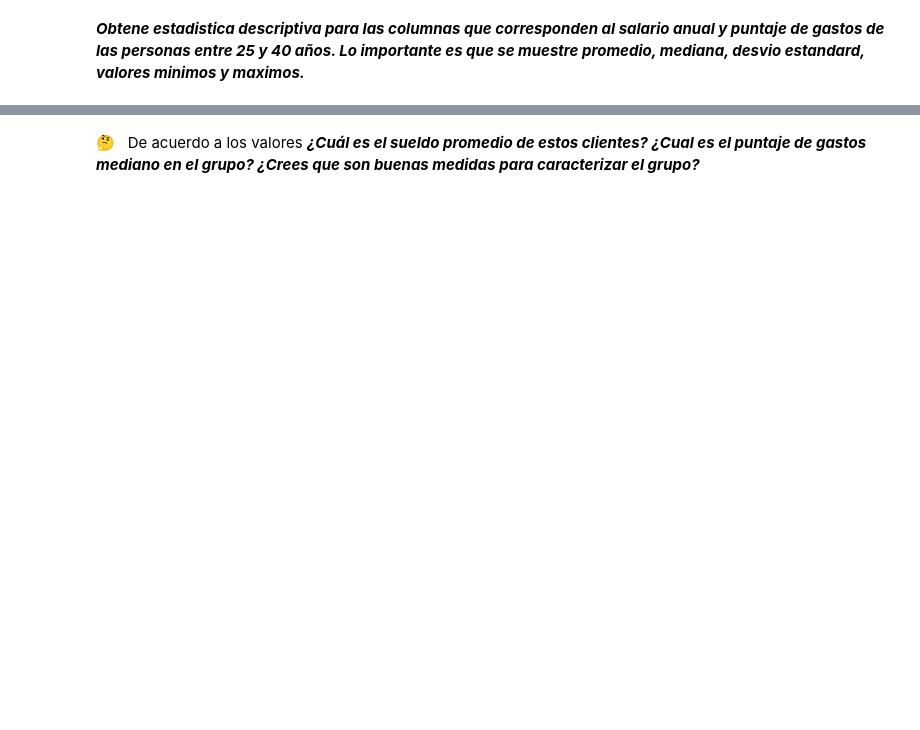
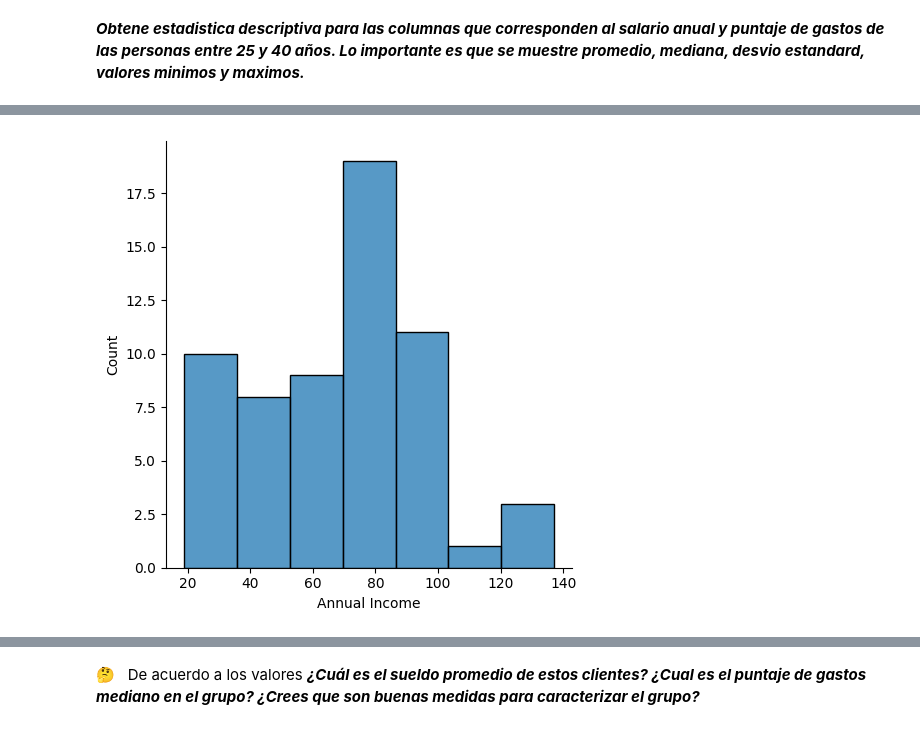
Before and after one commit to Guadalescano/Curso-Data-Science, a Jupyter notebook: Notebook_10.ipynb, the cells around one changed output, grey strips where cells are left out. Drawn from its saved outputs; the diff is of its cells as text; code cells hidden in the pictures; blank space fills up the shorter version.

```diff
--- a/Notebook_10.ipynb
+++ b/Notebook_10.ipynb
@@ -36,5 +83,9 @@ Primero obtene una visión general del dataset:
 # %% [markdown]
 **_Hay algunas columnas que tienen nombres incomodos (ej. `Spending Score (1-100)` y `Annual Income (k$)`). Renombra esas columnas_**
+# %%
+clientes_mall.rename(columns={'Spending Score (1-100)': 'Spending Score', 'Annual Income (k$)': 'Annual Income'}, inplace=True)
+#inplace=True busca en columnas y renombra
+#De las columnas Spending Score (1-100) y Annual Income (k$) borramos los parentesis
 # %% [markdown]
 #### Valores faltantes
 # %% [markdown]
@@ -42,2 +104,7 @@ Primero obtene una visión general del dataset:
 # %% [markdown]
 **_Elimina todas las filas que tengan valores faltantes_**
+# %%
+clientes_mall.dropna(inplace=True)
+
+
+clientes_mall.isnull().sum()
@@ -50,2 +133,6 @@ Porque tu compañia quiere diseñar un a campaña de marketing especial para per
 # %% [markdown]
 **_Filtra los datos para quedarte unicamente con las filas que correspondan a personas entre 25 y 40 años. Guardalo en una variable que se llame `clientes_seleccionados`._**
+# %%
+clientes_mall_restricción=clientes_mall[(clientes_mall['Age'] >= 25) & (clientes_mall['Age'] <= 40)]
+
+print(clientes_mall_restricción)
@@ -52,2 +154,5 @@ Porque tu compañia quiere diseñar un a campaña de marketing especial para per
 # %% [markdown]
 **_Reiniciamos el indice usando `reset_index()` para que las filas vuelvan a ser numeradas a partir de 0. `drop=True` permite descartar los indices anteriores y no guardarlos como una nueva columna. `inplace=True` permite que se modifique el DataFrame original._**
+# %%
+clientes_mall_restricción.reset_index(drop=True, inplace=True)
+clientes_mall_restricción
@@ -55,0 +205,6 @@ Porque tu compañia quiere diseñar un a campaña de marketing especial para per
+# %%
+
+sns.displot(clientes_mall_restricción['Annual Income'])
+sns.despine()
+# %% [output]
+[figure, added]
```
Also changed, not shown: parts of 15 cells of this notebook.
